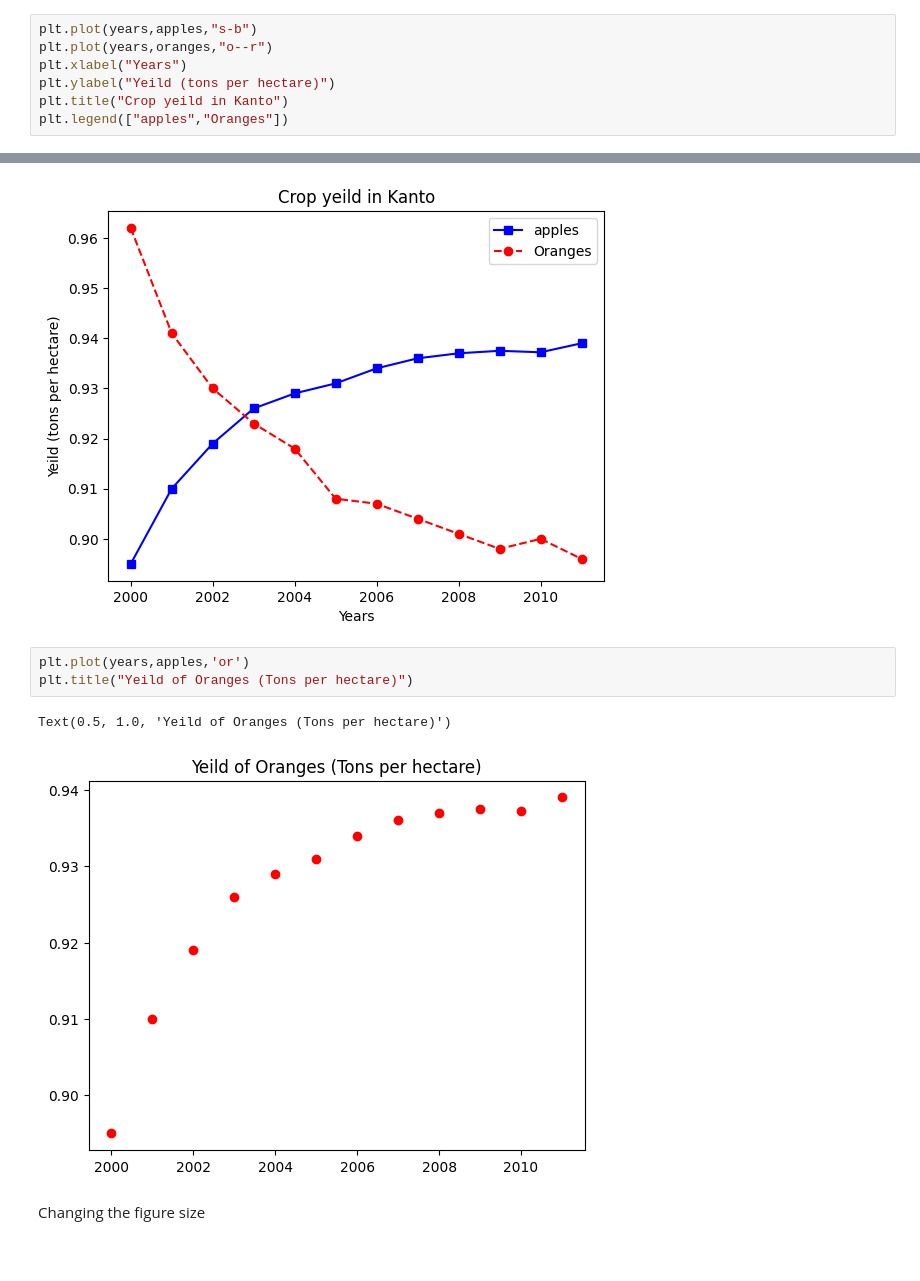
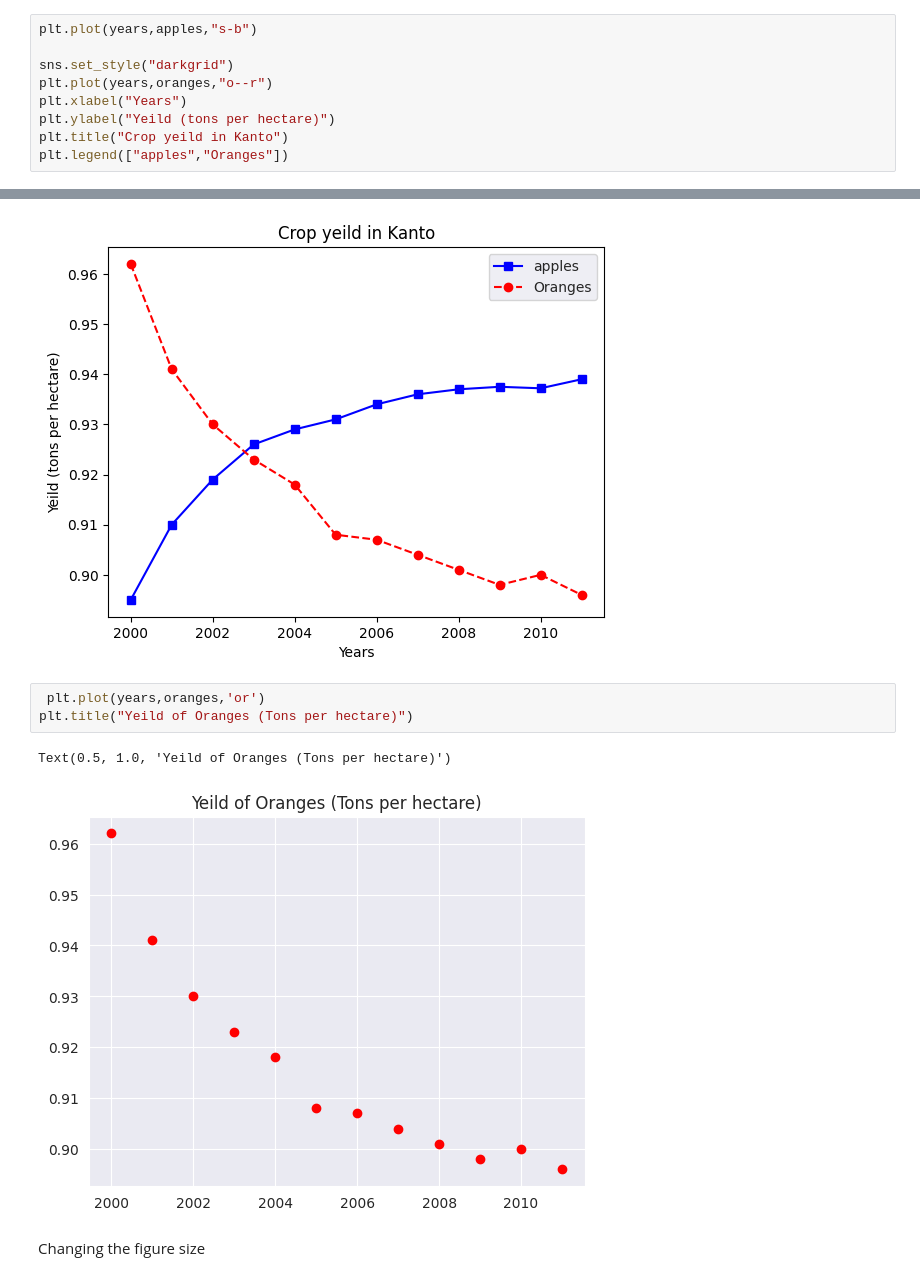
Before and after one commit to paras2003gupta/Machine_learning_google_colab, a Jupyter notebook: Jovian3(MatPlotLib+Seaborn).ipynb, the cells around one changed output, grey strips where cells are left out. Drawn from its saved outputs; the diff is of its cells as text.

```diff
--- a/Jovian3(MatPlotLib+Seaborn).ipynb
+++ b/Jovian3(MatPlotLib+Seaborn).ipynb
@@ -125,6 +125,8 @@ The fmt argument provides a shorthand for specifying the marker shape, line styl
 fmt = '[marker][line][color]'
 # %%
 plt.plot(years,apples,"s-b")
+
+sns.set_style("darkgrid")
 plt.plot(years,oranges,"o--r")
 plt.xlabel("Years")
 plt.ylabel("Yeild (tons per hectare)")
@@ -134,11 +136,11 @@ plt.legend(["apples","Oranges"])
 <matplotlib.legend.Legend at 0x...>
 [figure]
 # %%
-plt.plot(years,apples,'or')
+ plt.plot(years,oranges,'or')
 plt.title("Yeild of Oranges (Tons per hectare)")
 # %% [output]
 Text(0.5, 1.0, 'Yeild of Oranges (Tons per hectare)')
-[figure, old version]
+[figure, new version]
 # %% [markdown]
 Changing the figure size
 # %%
```
Also changed, not shown: parts of 19 cells of this notebook.
